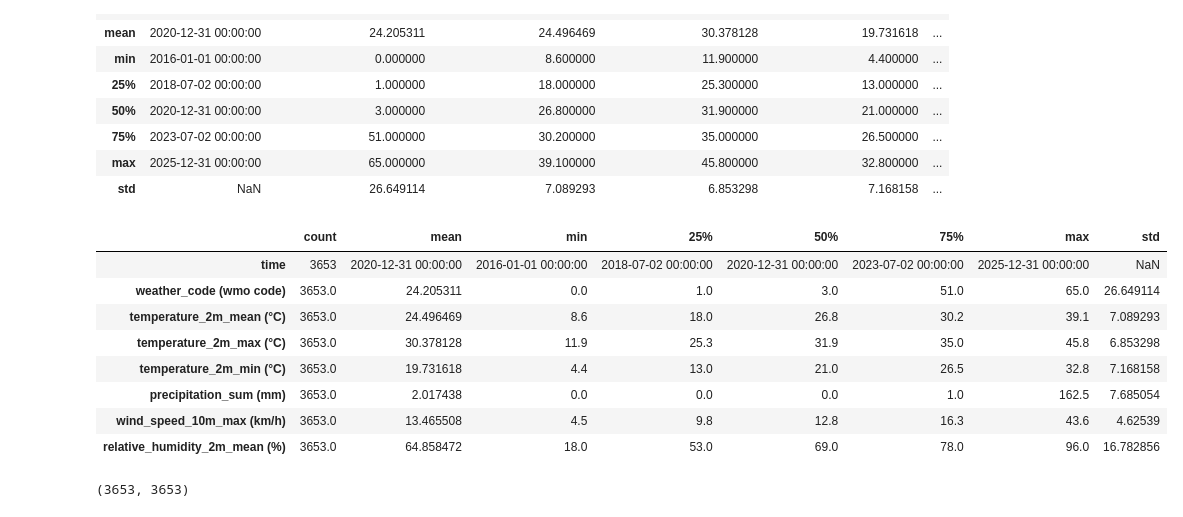
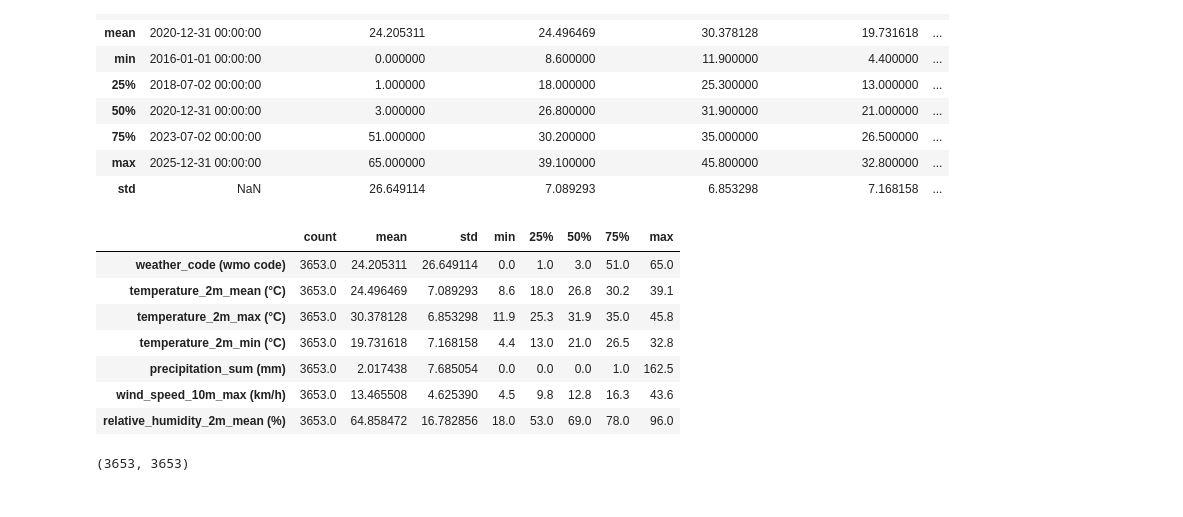
Before and after one commit to Aditi09-20/Weather_Data_Analysis_and_Forecasting, a Jupyter notebook: notebooks/weather_analysis.ipynb, the cells around one changed output. Cells and saved outputs as stored; diff of their text form; code cells hidden in the pictures.

```diff
--- a/notebooks/weather_analysis.ipynb
+++ b/notebooks/weather_analysis.ipynb
@@ -93,17 +109,16 @@ df.describe()
 | max | 2025-12-31 00:00:00 | 65.000000 | 39.100000 | 45.800000 | 32.800000 | ... |
 | std | NaN | 26.649114 | 7.089293 | 6.853298 | 7.168158 | ... |
 # %%
-df.describe().T
+df.describe(include="number").T
 # %% [output]
-|  | count | mean | min | 25% | 50% | 75% | max | std |
-| time | 3653 | 2020-12-31 00:00:00 | 2016-01-01 00:00:00 | 2018-07-02 00:00:00 | 2020-12-31 00:00:00 | 2023-07-02 00:00:00 | 2025-12-31 00:00:00 | NaN |
-| weather_code (wmo code) | 3653.0 | 24.205311 | 0.0 | 1.0 | 3.0 | 51.0 | 65.0 | 26.649114 |
-| temperature_2m_mean (°C) | 3653.0 | 24.496469 | 8.6 | 18.0 | 26.8 | 30.2 | 39.1 | 7.089293 |
-| temperature_2m_max (°C) | 3653.0 | 30.378128 | 11.9 | 25.3 | 31.9 | 35.0 | 45.8 | 6.853298 |
-| temperature_2m_min (°C) | 3653.0 | 19.731618 | 4.4 | 13.0 | 21.0 | 26.5 | 32.8 | 7.168158 |
-| precipitation_sum (mm) | 3653.0 | 2.017438 | 0.0 | 0.0 | 0.0 | 1.0 | 162.5 | 7.685054 |
-| wind_speed_10m_max (km/h) | 3653.0 | 13.465508 | 4.5 | 9.8 | 12.8 | 16.3 | 43.6 | 4.62539 |
-| relative_humidity_2m_mean (%) | 3653.0 | 64.858472 | 18.0 | 53.0 | 69.0 | 78.0 | 96.0 | 16.782856 |
+|  | count | mean | std | min | 25% | 50% | 75% | max |
+| weather_code (wmo code) | 3653.0 | 24.205311 | 26.649114 | 0.0 | 1.0 | 3.0 | 51.0 | 65.0 |
+| temperature_2m_mean (°C) | 3653.0 | 24.496469 | 7.089293 | 8.6 | 18.0 | 26.8 | 30.2 | 39.1 |
+| temperature_2m_max (°C) | 3653.0 | 30.378128 | 6.853298 | 11.9 | 25.3 | 31.9 | 35.0 | 45.8 |
+| temperature_2m_min (°C) | 3653.0 | 19.731618 | 7.168158 | 4.4 | 13.0 | 21.0 | 26.5 | 32.8 |
+| precipitation_sum (mm) | 3653.0 | 2.017438 | 7.685054 | 0.0 | 0.0 | 0.0 | 1.0 | 162.5 |
+| wind_speed_10m_max (km/h) | 3653.0 | 13.465508 | 4.625390 | 4.5 | 9.8 | 12.8 | 16.3 | 43.6 |
+| relative_humidity_2m_mean (%) | 3653.0 | 64.858472 | 16.782856 | 18.0 | 53.0 | 69.0 | 78.0 | 96.0 |
 # %%
 expected_days = pd.date_range(start="2016-01-01", end="2025-12-31")
 
```
Also changed, not shown: parts of 98 cells of this notebook.
